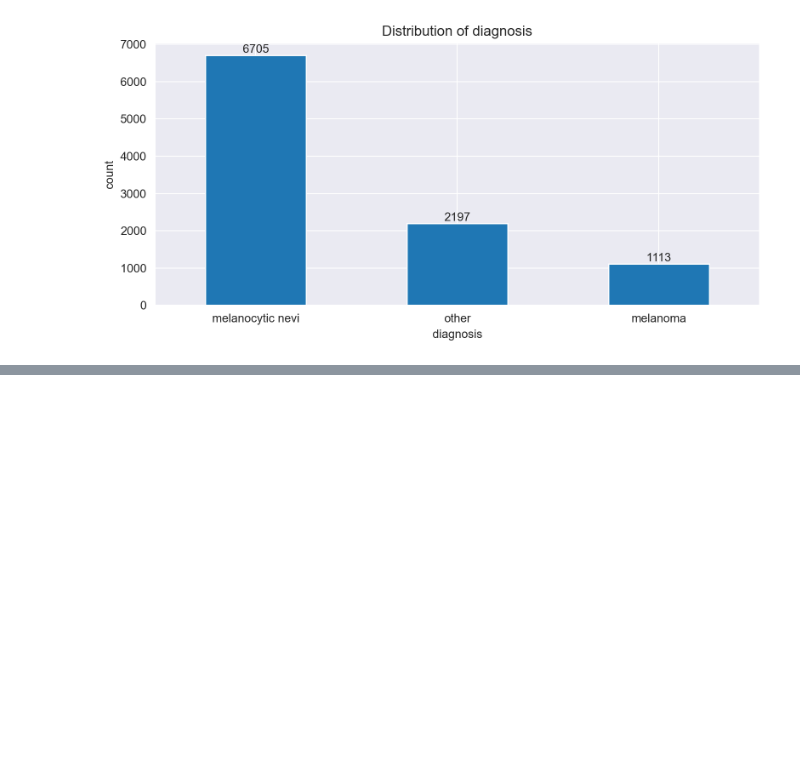
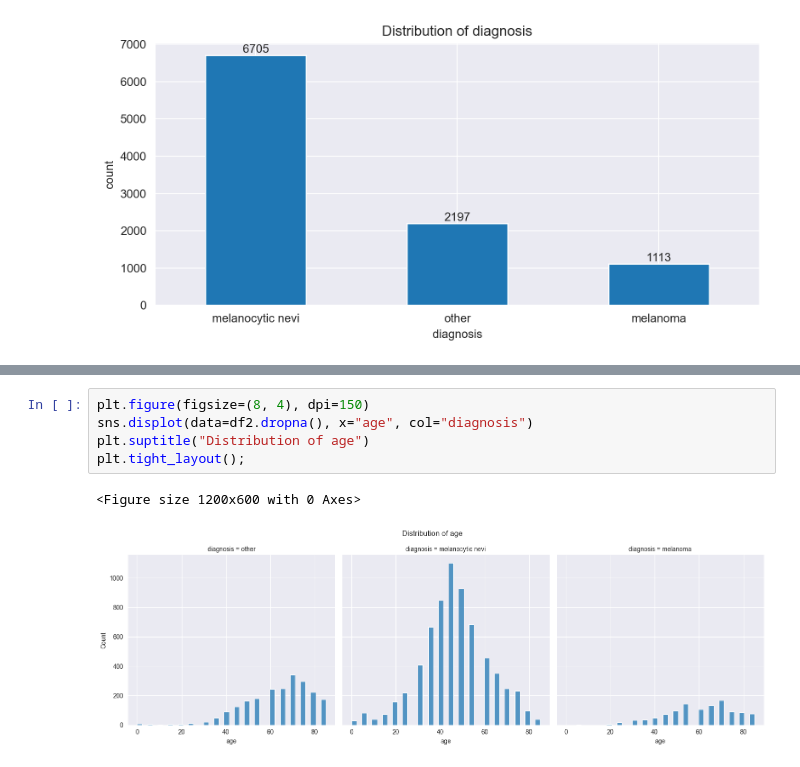
Before and after one commit to natix-x/Skin-cancer-prediction, a Jupyter notebook: metadata_analysis.ipynb, the cells around one changed output, grey strips where cells are left out. Drawn from its saved outputs; the diff is of its cells as text; blank space fills up the shorter version.

```diff
--- a/metadata_analysis.ipynb
+++ b/metadata_analysis.ipynb
@@ -138,0 +166,8 @@ count_plot(df2, "diagnosis")
+# %%
+plt.figure(figsize=(8, 4), dpi=150)
+sns.displot(data=df2.dropna(), x="age", col="diagnosis")
+plt.suptitle("Distribution of age")
+plt.tight_layout();
+# %% [output]
+<Figure size 1200x600 with 0 Axes>
+[figure, added]
```
Also changed, not shown: parts of 3 cells of this notebook, 1 other file.
